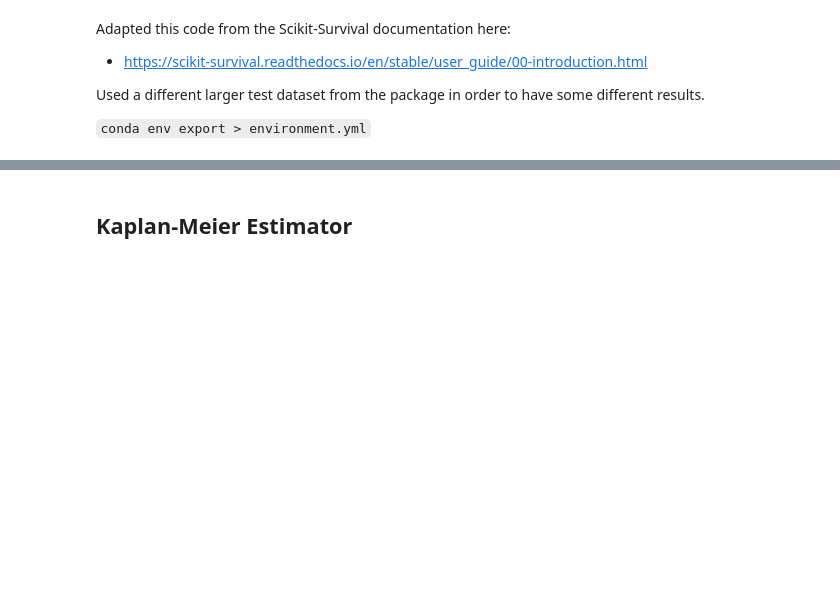
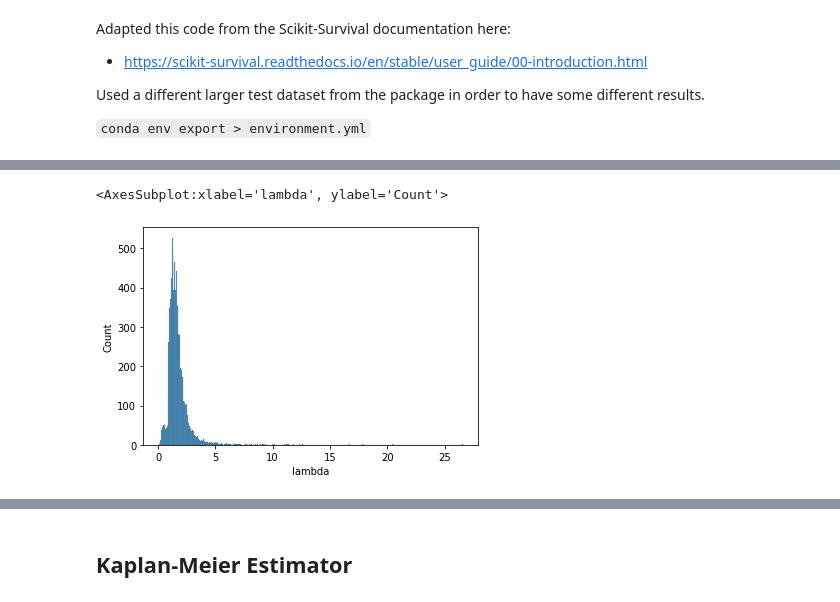
Before and after one commit to tom-farmer/survival-analysis, a Jupyter notebook: notebooks/survival-exploration.ipynb, the cells around one changed output, grey strips where cells are left out. Saved outputs shown, nothing was run; the diff lists cells and outputs as text; code cells hidden in the pictures; blank space fills up the shorter version.

```diff
--- a/notebooks/survival-exploration.ipynb
+++ b/notebooks/survival-exploration.ipynb
@@ -33,0 +77,5 @@ Index(['age', 'chapter', 'creatinine', 'flc.grp', 'kappa', 'lambda', 'mgus',
+# %%
+sns.histplot(X["lambda"])
+# %% [output]
+<AxesSubplot:xlabel='lambda', ylabel='Count'>
+[figure, added]
```
Also changed, not shown: parts of 28 cells of this notebook.
